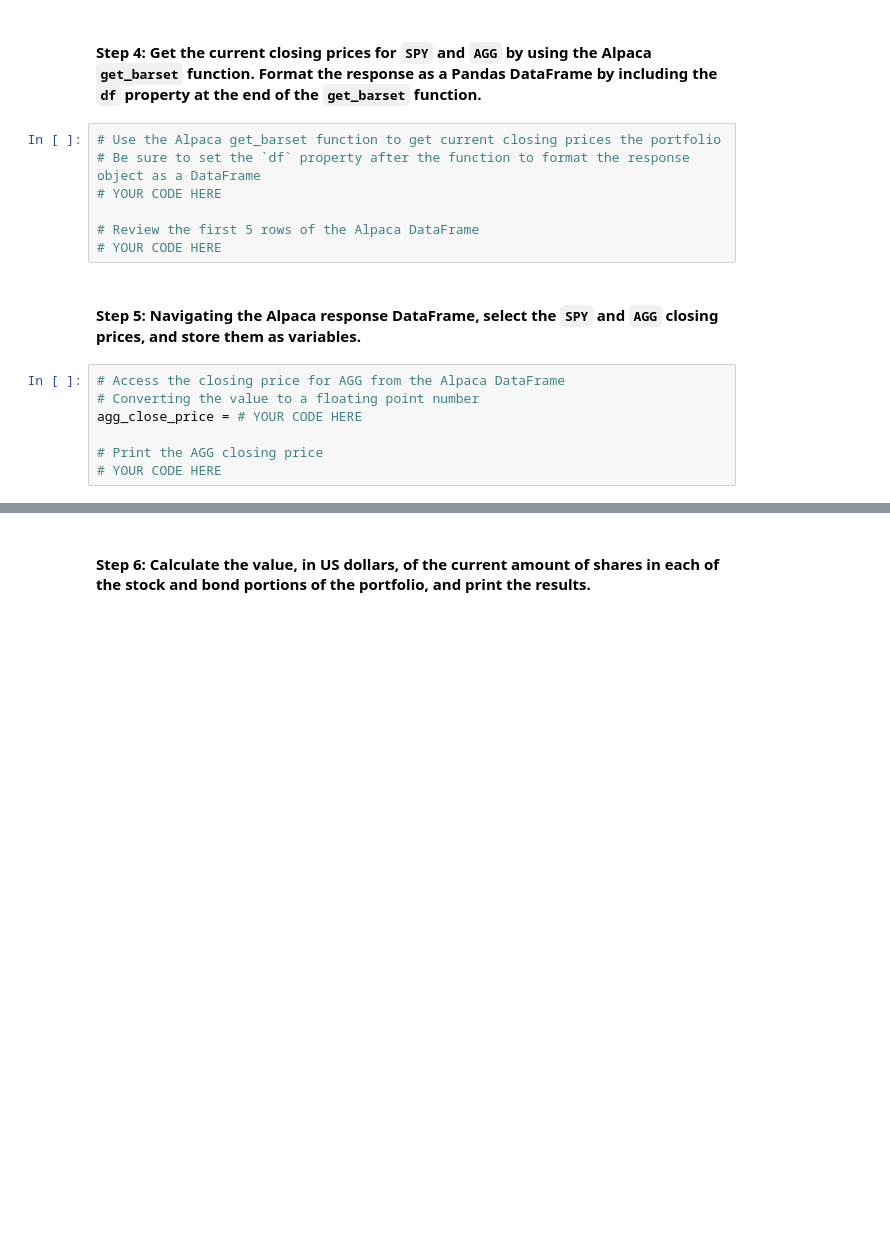
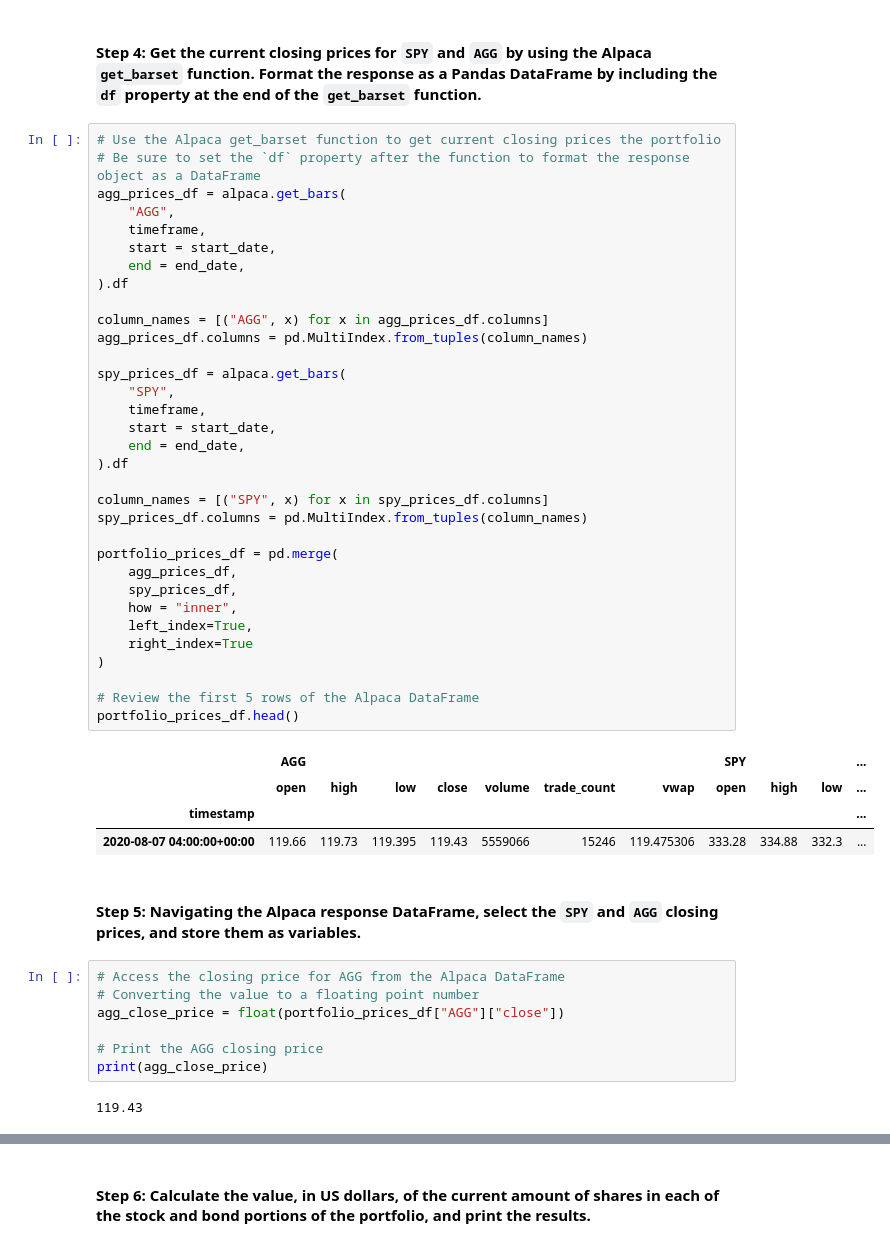
Before and after one commit to Knyazhna/Financial_Analysis_Tools_using_Monte_Carlo_Simulation, a Jupyter notebook: financial_planning_tools.ipynb, the cells around one changed output, grey strips where cells are left out. Saved outputs shown, nothing was run; the diff lists cells and outputs as text; blank space fills up the shorter version.

Commit message:
Part 1: Stock and Bond portfolio evaluation complete.

```diff
--- a/financial_planning_tools.ipynb
+++ b/financial_planning_tools.ipynb
@@ -227,19 +231,52 @@ end_date = pd.Timestamp("2020-08-07", tz="America/New_York").isoformat()
 # %%
 # Use the Alpaca get_barset function to get current closing prices the portfolio
 # Be sure to set the `df` property after the function to format the response object as a DataFrame
-# YOUR CODE HERE
+agg_prices_df = alpaca.get_bars(
+    "AGG",
+    timeframe,
+    start = start_date,
+    end = end_date,
+).df
+
+column_names = [("AGG", x) for x in agg_prices_df.columns]
+agg_prices_df.columns = pd.MultiIndex.from_tuples(column_names)
+
+spy_prices_df = alpaca.get_bars(
+    "SPY",
+    timeframe,
+    start = start_date,
+    end = end_date,
+).df
+
+column_names = [("SPY", x) for x in spy_prices_df.columns]
+spy_prices_df.columns = pd.MultiIndex.from_tuples(column_names)
+
+portfolio_prices_df = pd.merge(
+    agg_prices_df,
+    spy_prices_df,
+    how = "inner",
+    left_index=True,
+    right_index=True
+)
 
 # Review the first 5 rows of the Alpaca DataFrame
-# YOUR CODE HERE
+portfolio_prices_df.head()
+# %% [output]
+|  | AGG |  |  |  |  |  |  | SPY |  |  | ... |
+|  | open | high | low | close | volume | trade_count | vwap | open | high | low | ... |
+| timestamp |  |  |  |  |  |  |  |  |  |  | ... |
+| 2020-08-07 04:00:00+00:00 | 119.66 | 119.73 | 119.395 | 119.43 | 5559066 | 15246 | 119.475306 | 333.28 | 334.88 | 332.3 | ... |
 # %% [markdown]
 #### Step 5: Navigating the Alpaca response DataFrame, select the `SPY` and `AGG` closing prices, and store them as variables.
 # %%
 # Access the closing price for AGG from the Alpaca DataFrame
 # Converting the value to a floating point number
-agg_close_price = # YOUR CODE HERE
+agg_close_price = float(portfolio_prices_df["AGG"]["close"])
 
 # Print the AGG closing price
-# YOUR CODE HERE
+print(agg_close_price)
+# %% [output]
+119.43
 # %%
 # Access the closing price for SPY from the Alpaca DataFrame
 # Converting the value to a floating point number
```
Also changed, not shown: parts of 20 cells of this notebook.
